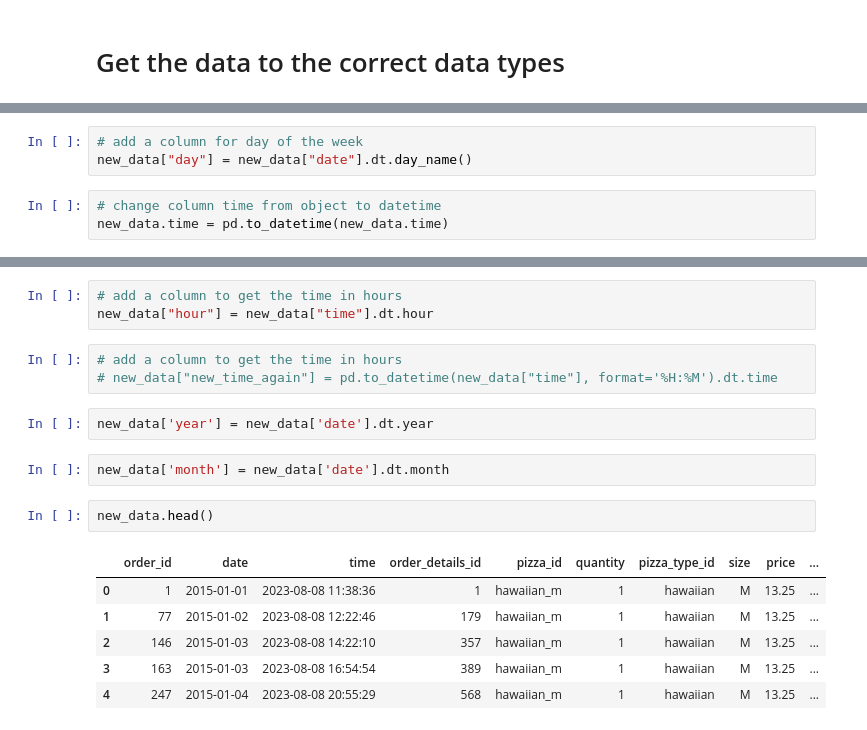
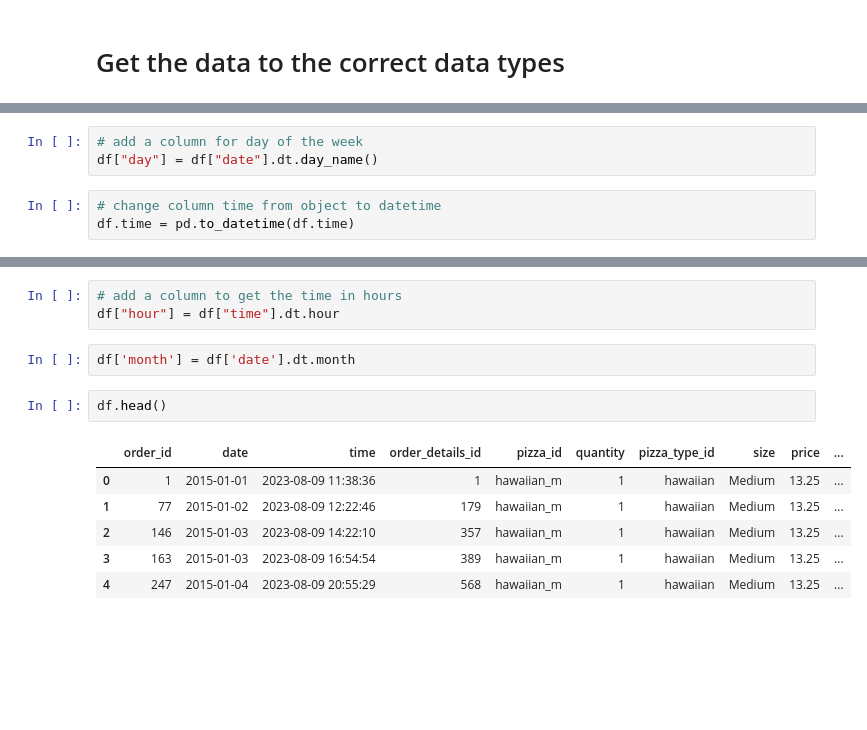
Before and after one commit to kelvinokumu/pizza_sales, a Jupyter notebook: exploratory_analysis.ipynb, the cells around one changed output, grey strips where cells are left out. Saved outputs shown, nothing was run; the diff lists cells and outputs as text; blank space fills up the shorter version.

Commit message:
pizza data analysis

```diff
--- a/exploratory_analysis.ipynb
+++ b/exploratory_analysis.ipynb
@@ -169,6 +119,6 @@ Name: size, dtype: int64
 # %%
 # add a column for day of the week
-new_data["day"] = new_data["date"].dt.day_name()
+df["day"] = df["date"].dt.day_name()
 # %%
 # change column time from object to datetime
-new_data.time = pd.to_datetime(new_data.time)
+df.time = pd.to_datetime(df.time)
@@ -198,19 +125,14 @@ memory usage: 4.5+ MB
 # %%
 # add a column to get the time in hours
-new_data["hour"] = new_data["time"].dt.hour
+df["hour"] = df["time"].dt.hour
-# %%
-# add a column to get the time in hours
-# new_data["new_time_again"] = pd.to_datetime(new_data["time"], format='%H:%M').dt.time
-# %%
-new_data['year'] = new_data['date'].dt.year
 # %%
-new_data['month'] = new_data['date'].dt.month
+df['month'] = df['date'].dt.month
 # %%
-new_data.head()
+df.head()
 # %% [output]
 |  | order_id | date | time | order_details_id | pizza_id | quantity | pizza_type_id | size | price | ... |
-| 0 | 1 | 2015-01-01 | 2023-08-08 11:38:36 | 1 | hawaiian_m | 1 | hawaiian | M | 13.25 | ... |
-| 1 | 77 | 2015-01-02 | 2023-08-08 12:22:46 | 179 | hawaiian_m | 1 | hawaiian | M | 13.25 | ... |
-| 2 | 146 | 2015-01-03 | 2023-08-08 14:22:10 | 357 | hawaiian_m | 1 | hawaiian | M | 13.25 | ... |
-| 3 | 163 | 2015-01-03 | 2023-08-08 16:54:54 | 389 | hawaiian_m | 1 | hawaiian | M | 13.25 | ... |
-| 4 | 247 | 2015-01-04 | 2023-08-08 20:55:29 | 568 | hawaiian_m | 1 | hawaiian | M | 13.25 | ... |
+| 0 | 1 | 2015-01-01 | 2023-08-09 11:38:36 | 1 | hawaiian_m | 1 | hawaiian | Medium | 13.25 | ... |
+| 1 | 77 | 2015-01-02 | 2023-08-09 12:22:46 | 179 | hawaiian_m | 1 | hawaiian | Medium | 13.25 | ... |
+| 2 | 146 | 2015-01-03 | 2023-08-09 14:22:10 | 357 | hawaiian_m | 1 | hawaiian | Medium | 13.25 | ... |
+| 3 | 163 | 2015-01-03 | 2023-08-09 16:54:54 | 389 | hawaiian_m | 1 | hawaiian | Medium | 13.25 | ... |
+| 4 | 247 | 2015-01-04 | 2023-08-09 20:55:29 | 568 | hawaiian_m | 1 | hawaiian | Medium | 13.25 | ... |
```
Also changed, not shown: parts of 60 cells of this notebook, 5 other files.
